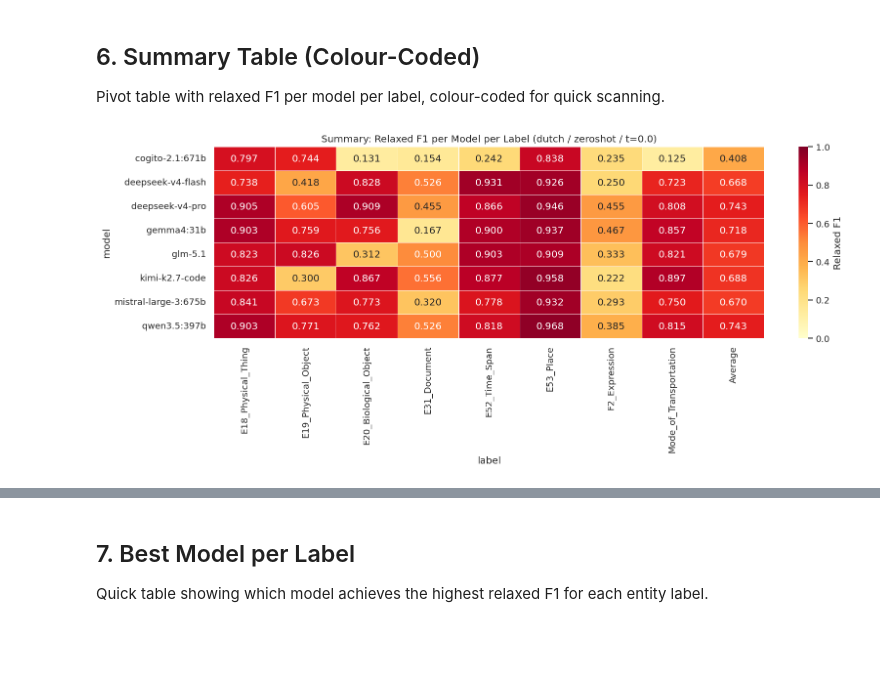
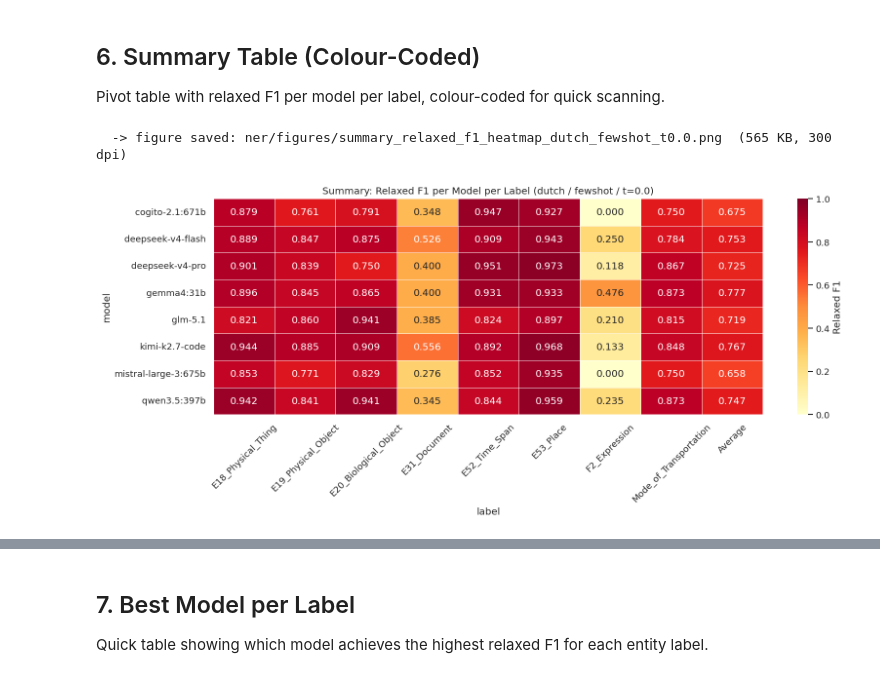
Before and after one commit to tijn-donners/hist-dutch-travelogues-nlp, a Jupyter notebook: ner/ner_evaluation_analysis.ipynb, the cells around one changed output, grey strips where cells are left out. Drawn from its saved outputs; the diff is of its cells as text; code cells hidden in the pictures; blank space fills up the shorter version.

```diff
--- a/ner/ner_evaluation_analysis.ipynb
+++ b/ner/ner_evaluation_analysis.ipynb
@@ -23,7 +23,7 @@ settings. If you change the config, re-run all cells to update the figures.
 # ============================================================
 PROMPT_LANGUAGE = "dutch"   # "dutch" or "english"
 PROMPT_MODE = "fewshot"    # "zeroshot" or "fewshot"
-TEMPERATURE = 1.0           # float — must match scores.csv (0 | 0.5 | 1.0)
+TEMPERATURE = 0.0           # float — must match scores.csv (0 | 0.5 | 1.0)
 # ============================================================
 
 import pandas as pd
@@ -38,4 +38,31 @@ plt.rcParams["figure.dpi"] = 120
 CONFIG_LABEL = f"{PROMPT_LANGUAGE} / {PROMPT_MODE} / t={TEMPERATURE}"
 print(f"Configuration: {CONFIG_LABEL}")
 print("Imports loaded")
+
+# ============================================================
+# FIGURE EXPORT — high-quality images for thesis use
+# ============================================================
+FIGURES_DIR = Path.cwd().parent / "ner" / "figures"
+if not (Path.cwd().parent / "ner").exists():
+    FIGURES_DIR = Path.cwd() / "figures"
+FIGURES_DIR.mkdir(parents=True, exist_ok=True)
+
+# safe config tag for filenames, e.g. "dutch / fewshot / t=1.0" -> "dutch_fewshot_t1.0"
+CONFIG_SAFE = CONFIG_LABEL.replace(" / ", "_").replace("=", "")
+
+def save_figure(fig, name, tag_config=True, dpi=300):
+    """Save a figure as high-resolution PNG into /figures.
+
+    PNG at 300 dpi is the best Google-Docs-friendly option: lossless (sharp text
+    and thin lines, no JPEG artifacts) and accepted by Google Docs. Insert at a
+    display size <= the native pixel size so Docs renders it crisply.
+    tag_config=True appends the current config to the filename (for config-specific
+    plots); False for plots that span all configurations.
+    """
+    tag = f"_{CONFIG_SAFE}" if tag_config else ""
+    stem = f"{name}{tag}"
+    path = FIGURES_DIR / f"{stem}.png"
+    fig.savefig(path, dpi=dpi, bbox_inches="tight", facecolor="white")
+    shown = FIGURES_DIR.relative_to(Path.cwd().parent) if (Path.cwd().parent / "ner").exists() else FIGURES_DIR
+    print(f"  -> figure saved: {shown}/{stem}.png  ({path.stat().st_size//1024} KB, {dpi} dpi)")
 # %% [output]
@@ -484,13 +537,15 @@ Pivot table with relaxed F1 per model per label, colour-coded for quick scanning
 # %%
 # Add an "Average" column
 pivot["Average"] = pivot.mean(axis=1)
 
 fig, ax = plt.subplots(figsize=(14, 6))
 sns.heatmap(pivot, annot=True, fmt=".3f", cmap="YlOrRd",
             vmin=0, vmax=1, linewidths=0.5, ax=ax,
             cbar_kws={"label": "Relaxed F1"})
 ax.set_title(f"Summary: Relaxed F1 per Model per Label ({CONFIG_LABEL})", fontsize=12)
 plt.tight_layout()
+save_figure(fig, 'summary_relaxed_f1_heatmap', tag_config=True)
 plt.show()
 # %% [output]
+  -> figure saved: ner/figures/summary_relaxed_f1_heatmap_dutch_fewshot_t0.0.png  (565 KB, 300 dpi)
-[figure, old version]
+[figure, new version]
```
Also changed, not shown: parts of 21 cells of this notebook, 8 other files.
